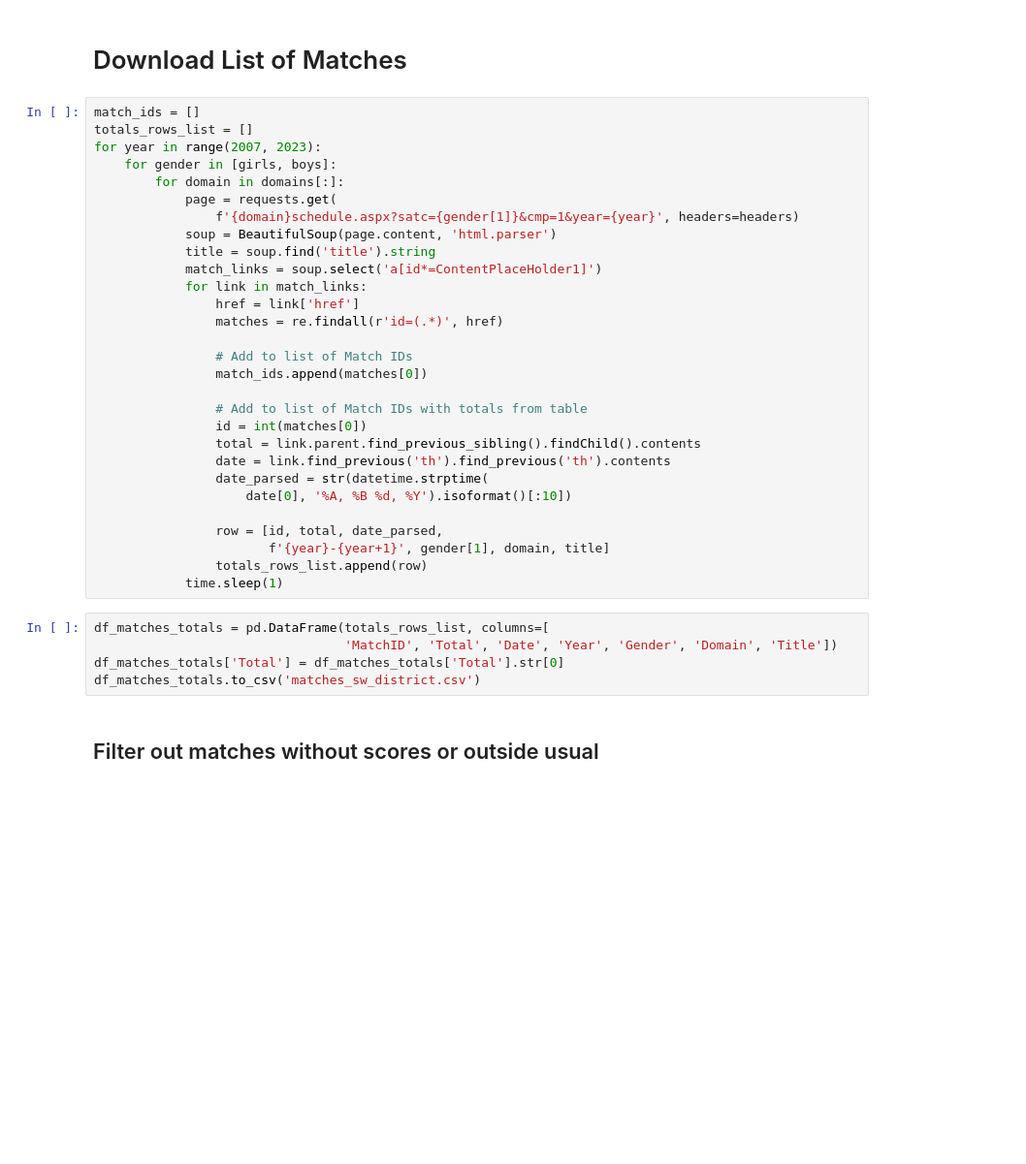
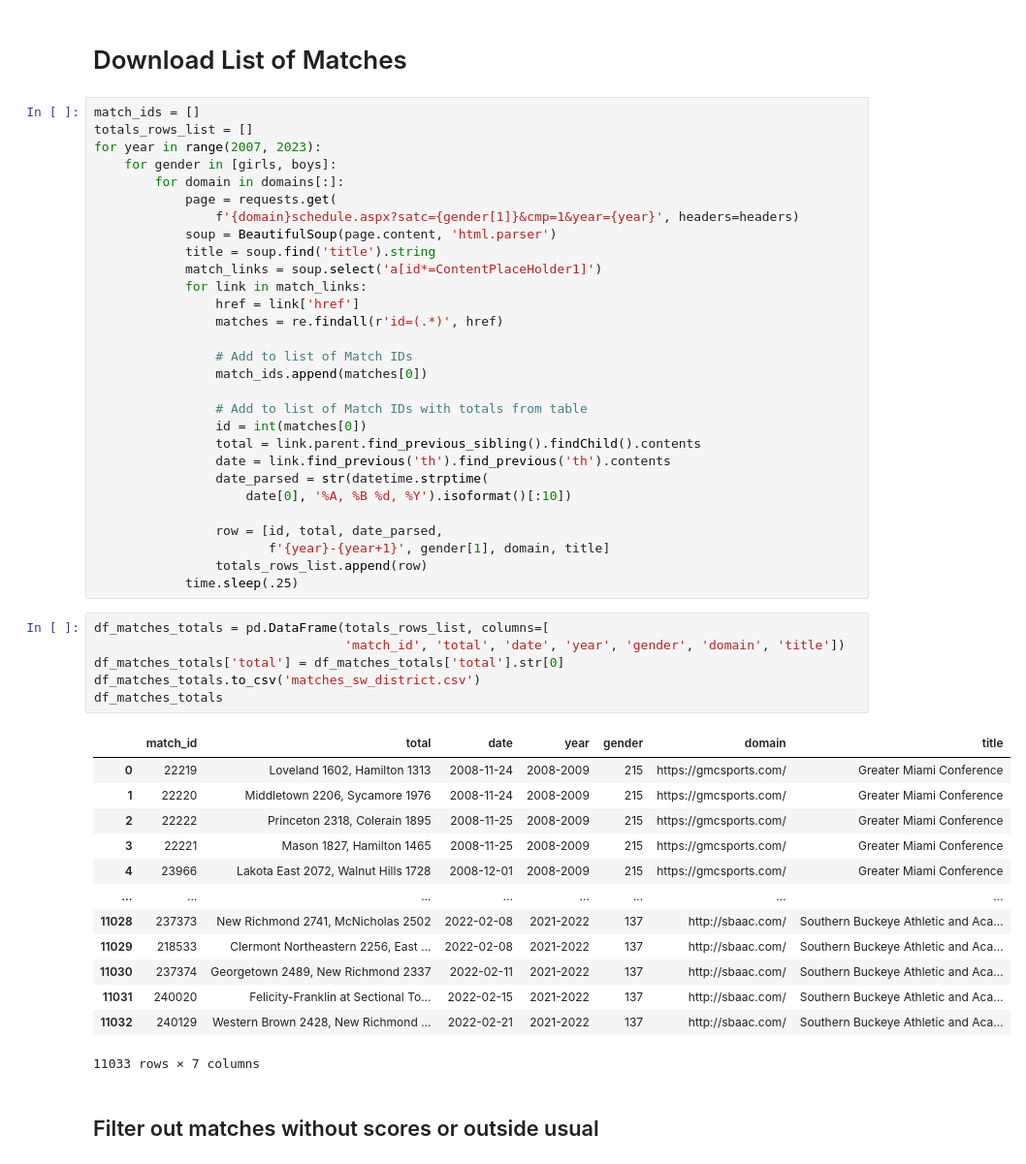
Before and after one commit to jgroeschen/Cinci-HS-Bowling-Stats, a Jupyter notebook: data_gathering/bowling_stats.ipynb, the cells around one changed output. Shown at 97% size. Saved outputs shown, nothing was run; the diff lists cells and outputs as text; blank space fills up the shorter version.

```diff
--- a/data_gathering/bowling_stats.ipynb
+++ b/data_gathering/bowling_stats.ipynb
@@ -61,12 +61,27 @@ for year in range(2007, 2023):
                 row = [id, total, date_parsed,
                        f'{year}-{year+1}', gender[1], domain, title]
                 totals_rows_list.append(row)
-            time.sleep(1)
+            time.sleep(.25)
 # %%
 df_matches_totals = pd.DataFrame(totals_rows_list, columns=[
-                                 'MatchID', 'Total', 'Date', 'Year', 'Gender', 'Domain', 'Title'])
-df_matches_totals['Total'] = df_matches_totals['Total'].str[0]
+                                 'match_id', 'total', 'date', 'year', 'gender', 'domain', 'title'])
+df_matches_totals['total'] = df_matches_totals['total'].str[0]
 df_matches_totals.to_csv('matches_sw_district.csv')
+df_matches_totals
+# %% [output]
+|  | match_id | total | date | year | gender | domain | title |
+| 0 | 22219 | Loveland 1602, Hamilton 1313 | 2008-11-24 | 2008-2009 | 215 | https://gmcsports.com/ | Greater Miami Conference |
+| 1 | 22220 | Middletown 2206, Sycamore 1976 | 2008-11-24 | 2008-2009 | 215 | https://gmcsports.com/ | Greater Miami Conference |
+| 2 | 22222 | Princeton 2318, Colerain 1895 | 2008-11-25 | 2008-2009 | 215 | https://gmcsports.com/ | Greater Miami Conference |
+| 3 | 22221 | Mason 1827, Hamilton 1465 | 2008-11-25 | 2008-2009 | 215 | https://gmcsports.com/ | Greater Miami Conference |
+| 4 | 23966 | Lakota East 2072, Walnut Hills 1728 | 2008-12-01 | 2008-2009 | 215 | https://gmcsports.com/ | Greater Miami Conference |
+| ... | ... | ... | ... | ... | ... | ... | ... |
+| 11028 | 237373 | New Richmond 2741, McNicholas 2502 | 2022-02-08 | 2021-2022 | 137 | http://sbaac.com/ | Southern Buckeye Athletic and Aca... |
+| 11029 | 218533 | Clermont Northeastern 2256, East ... | 2022-02-08 | 2021-2022 | 137 | http://sbaac.com/ | Southern Buckeye Athletic and Aca... |
+| 11030 | 237374 | Georgetown 2489, New Richmond 2337 | 2022-02-11 | 2021-2022 | 137 | http://sbaac.com/ | Southern Buckeye Athletic and Aca... |
+| 11031 | 240020 | Felicity-Franklin at Sectional To... | 2022-02-15 | 2021-2022 | 137 | http://sbaac.com/ | Southern Buckeye Athletic and Aca... |
+| 11032 | 240129 | Western Brown 2428, New Richmond ... | 2022-02-21 | 2021-2022 | 137 | http://sbaac.com/ | Southern Buckeye Athletic and Aca... |
+11033 rows × 7 columns
 # %% [markdown]
 ## Filter out matches without scores or outside usual
 # %%
```
Also changed, not shown: parts of 3 cells of this notebook.
